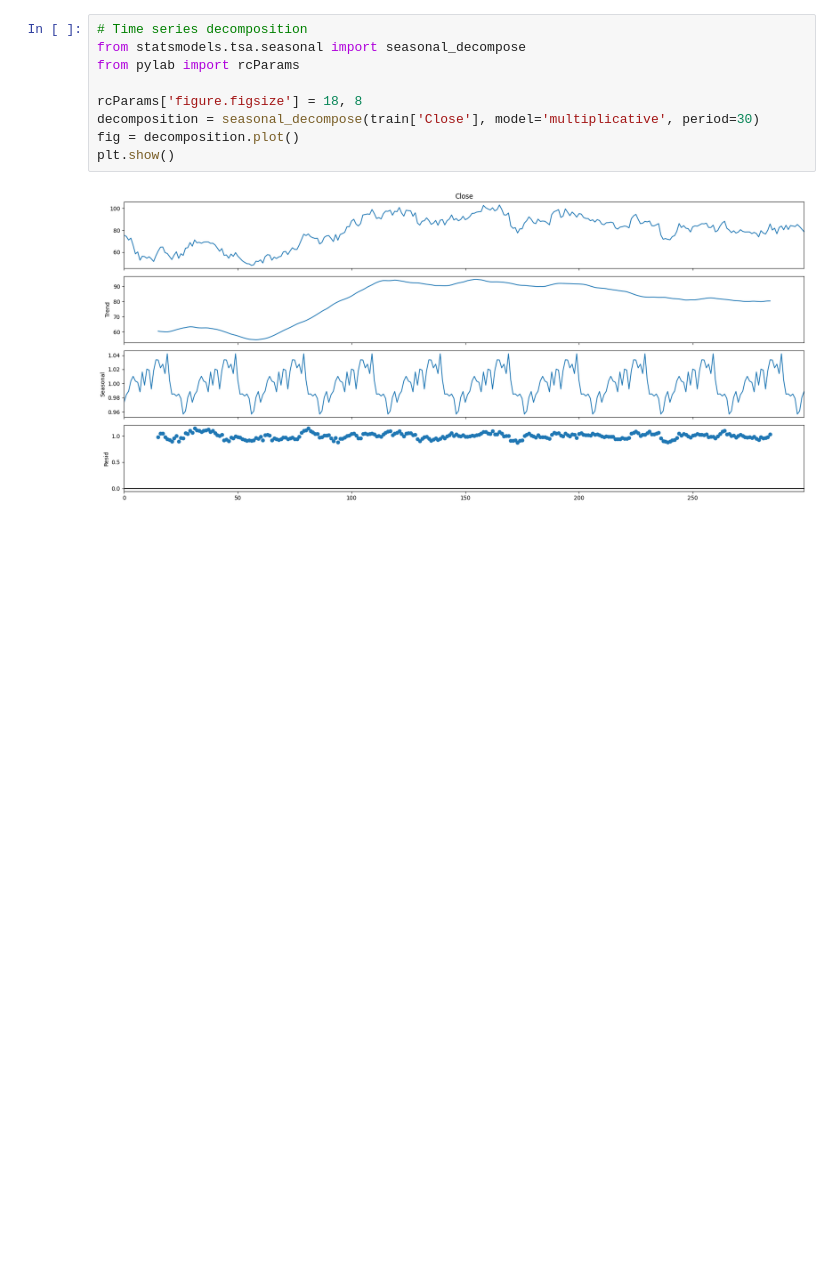
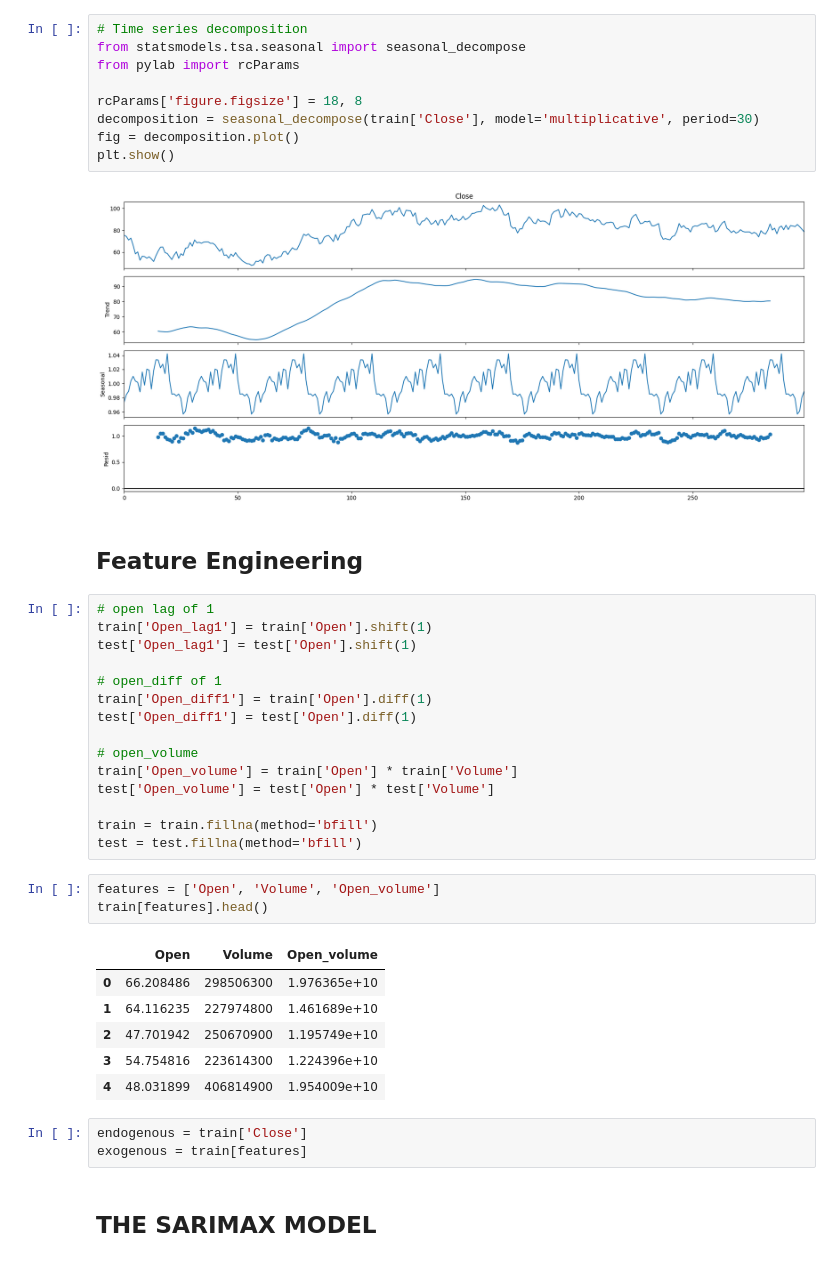
Before and after one commit to aaryanshetty23/stock-market-prediction, a Jupyter notebook: stock-market-prediction.ipynb, the cells around one changed output. Drawn from its saved outputs; the diff is of its cells as text; blank space fills up the shorter version.

```diff
--- a/stock-market-prediction.ipynb
+++ b/stock-market-prediction.ipynb
@@ -126,3 +126,35 @@ fig = decomposition.plot()
 plt.show()
 # %% [output]
 [figure]
+# %% [markdown]
+## Feature Engineering
+# %%
+# open lag of 1
+train['Open_lag1'] = train['Open'].shift(1)
+test['Open_lag1'] = test['Open'].shift(1)
+
+# open_diff of 1
+train['Open_diff1'] = train['Open'].diff(1)
+test['Open_diff1'] = test['Open'].diff(1)
+
+# open_volume
+train['Open_volume'] = train['Open'] * train['Volume']
+test['Open_volume'] = test['Open'] * test['Volume']
+
+train = train.fillna(method='bfill')
+test = test.fillna(method='bfill')
+# %%
+features = ['Open', 'Volume', 'Open_volume']
+train[features].head()
+# %% [output]
+|  | Open | Volume | Open_volume |
+| 0 | 66.208486 | 298506300 | 1.976365e+10 |
+| 1 | 64.116235 | 227974800 | 1.461689e+10 |
+| 2 | 47.701942 | 250670900 | 1.195749e+10 |
+| 3 | 54.754816 | 223614300 | 1.224396e+10 |
+| 4 | 48.031899 | 406814900 | 1.954009e+10 |
+# %%
+endogenous = train['Close']
+exogenous = train[features]
+# %% [markdown]
+## THE SARIMAX MODEL
```
Also changed, not shown: parts of 16 cells of this notebook, 1 other file.
